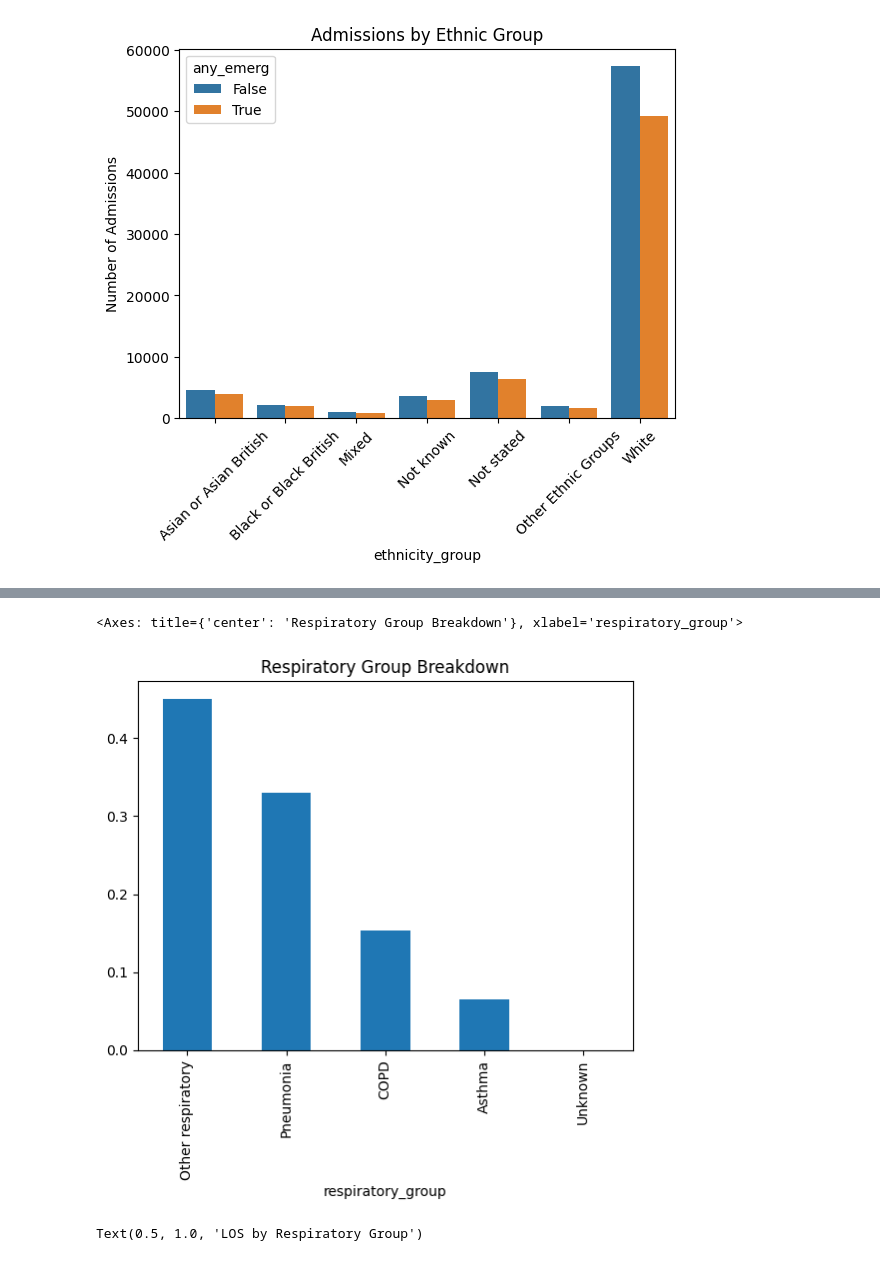
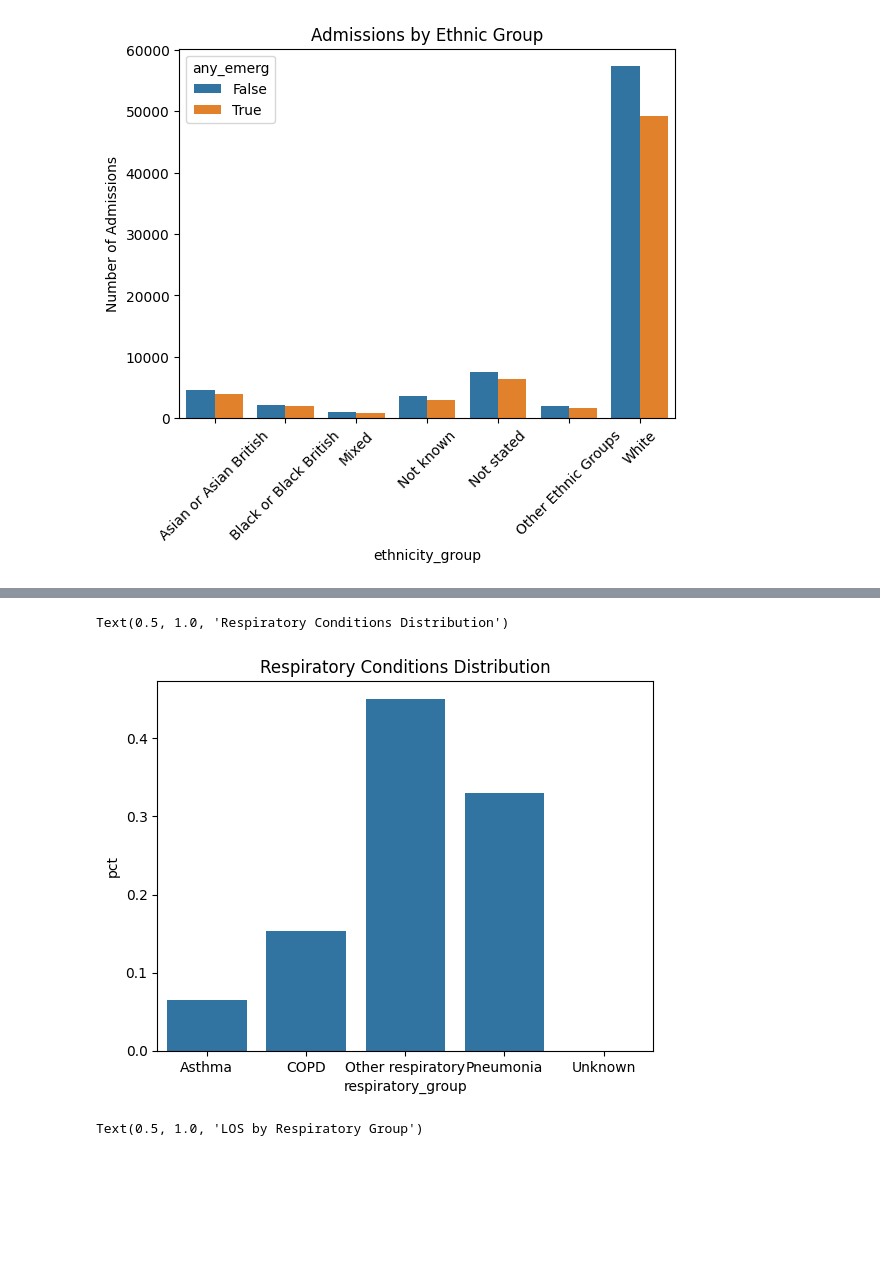
Before and after one commit to khizer-i/respiratory-admissions, a Jupyter notebook: notebooks/02_exploratory_analysis.ipynb, the cells around one changed output, grey strips where cells are left out. Cells and saved outputs as stored; diff of their text form; code cells hidden in the pictures; blank space fills up the shorter version.

```diff
--- a/notebooks/02_exploratory_analysis.ipynb
+++ b/notebooks/02_exploratory_analysis.ipynb
@@ -149,8 +177,10 @@ Text(0.5, 1.0, 'Mean LOS by Ethnicity Group')
-# %%
-df["respiratory_group"].value_counts(normalize=True).plot(kind="bar", title="Respiratory Group Breakdown")
-# %% [output]
-<Axes: title={'center': 'Respiratory Group Breakdown'}, xlabel='respiratory_group'>
-[figure, removed]
+# %%
+resp_group = df["respiratory_group"].value_counts(normalize=True).reset_index(name="pct")
+sns.barplot(data=resp_group, x="respiratory_group", y="pct")
+plt.title("Respiratory Conditions Distribution")
+# %% [output]
+Text(0.5, 1.0, 'Respiratory Conditions Distribution')
+[figure, added]
 # %%
 sns.boxplot(x="respiratory_group", y="los_days", data=df)
 plt.xticks(rotation=45)
```
Also changed, not shown: parts of 12 cells of this notebook, 2 other files.
